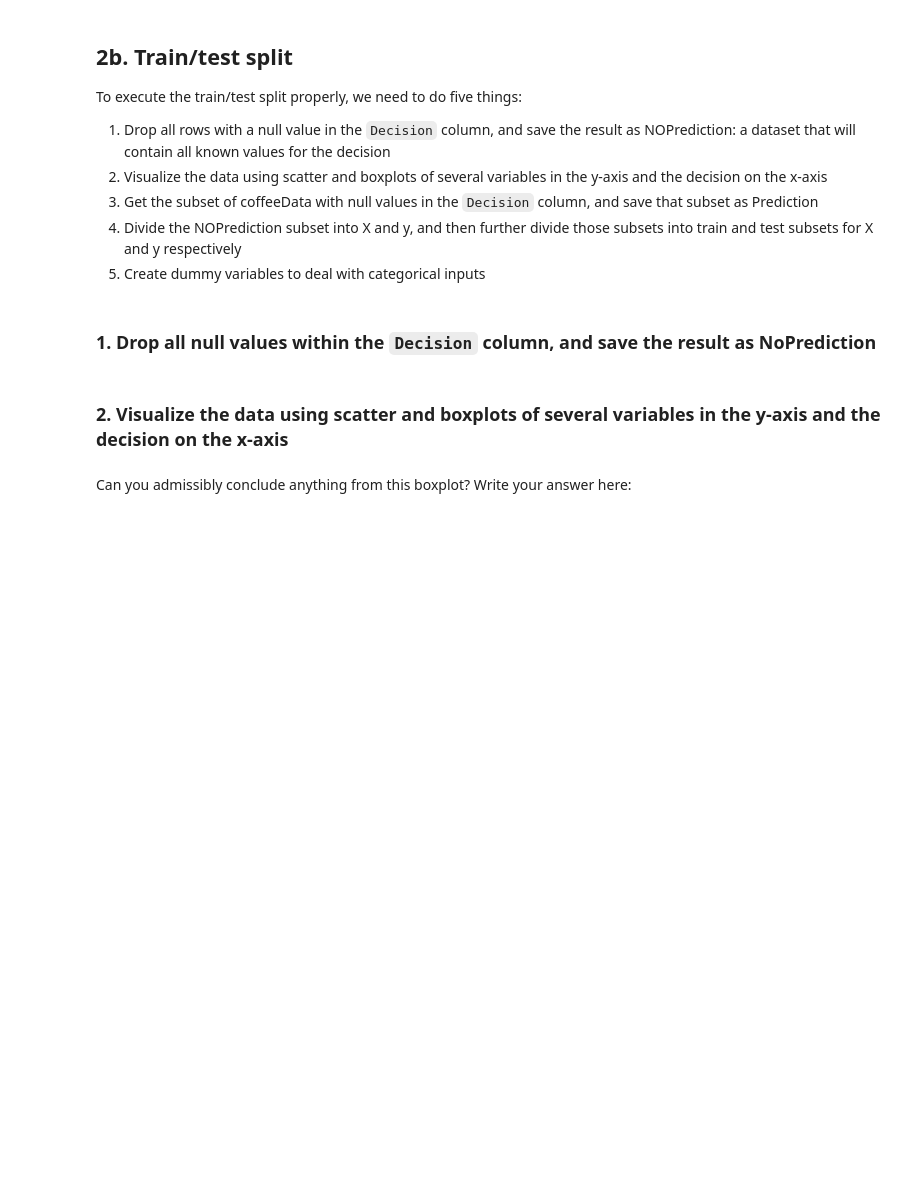
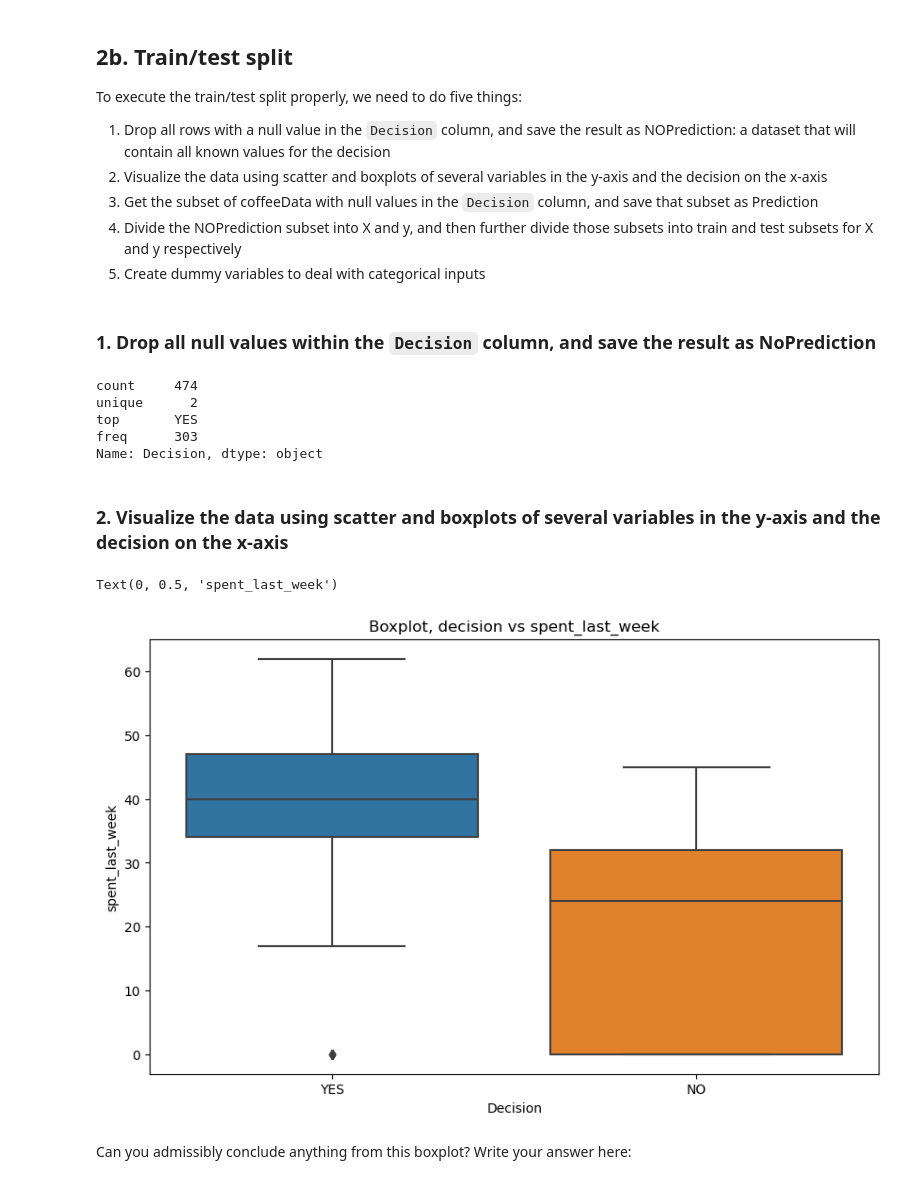
Before and after one commit to amoutafian/decision_tree_case_study, a Jupyter notebook: Springboard Decision Tree Specialty Coffee Case Study - Tier 3.ipynb, the cells around one changed output. Cells and saved outputs as stored; diff of their text form; code cells hidden in the pictures; blank space fills up the shorter version.

```diff
--- a/Springboard Decision Tree Specialty Coffee Case Study - Tier 3.ipynb
+++ b/Springboard Decision Tree Specialty Coffee Case Study - Tier 3.ipynb
@@ -197,7 +197,9 @@ We can see a bunch of inconsistency here.
 Use replace() to make the values of the `gender` column just `Female` and `Male`.
 # %%
 # Replace all alternate values for the Female entry with 'Female'
-coffeeData['Gender'].replace()
+coffeeData['Gender'].replace(
+    to_replace= ['female', 'F', 'f ', 'FEMALE', 'MALE', 'male','M'],
+    value = ['Female', 'Female', 'Female', 'Female', 'Male', 'Male', 'Male'], inplace = True)
 # %%
 inspect.signature(coffeeData['Gender'].replace)
 # %% [output]
@@ -238,7 +220,7 @@ _ _ _
 We now want to replace `1.0` and `0.0` in the `Decision` column by `YES` and `NO` respectively.
 # %%
 # Replace 1.0 and 0.0 by 'Yes' and 'No'
-_ _ _
-_ _ _
+coffeeData['Decision'].replace(to_replace = 1.0, value = 'YES', inplace = True)
+coffeeData['Decision'].replace(to_replace = 0. , value = 'NO', inplace = True)
 # %%
 # Check that our replacing those values with 'YES' and 'NO' worked, with unique()
@@ -256,16 +240,29 @@ To execute the train/test split properly, we need to do five things:
 # %%
 # NoPrediction will contain all known values for the decision
 # Call dropna() on coffeeData, and store the result in a variable NOPrediction
-# Call describe() on the Decision column of NoPrediction after calling dropna() on coffeeData
-_ _ _
-_ _ _
+# Call describe() on the Decision column of NoPrediction after calling
+# dropna() on coffeeData
+NoPrediction = coffeeData.dropna()
+NoPrediction['Decision'].describe()
+# %% [output]
+count     474
+unique      2
+top       YES
+freq      303
+Name: Decision, dtype: object
 # %% [markdown]
 ### 2. Visualize the data using scatter and boxplots of several variables in the y-axis and the decision on the x-axis
 # %%
 # Exploring our new NOPrediction dataset
 # Make a boxplot on NOPrediction where the x axis is Decision, and the y axis is spent_last_week
-_ _ _
-_ _ _
+plt.figure(figsize = (10,6))
+sns.boxplot(x = 'Decision',  y = 'spent_last_week', data = NoPrediction)
+plt.title('Boxplot, decision vs spent_last_week')
+plt.xlabel('Decision')
+plt.ylabel('spent_last_week')
+# %% [output]
+Text(0, 0.5, 'spent_last_week')
+[figure, added]
 # %% [markdown]
 Can you admissibly conclude anything from this boxplot? Write your answer here:
 # %%
```
Also changed, not shown: parts of 6 cells of this notebook.
